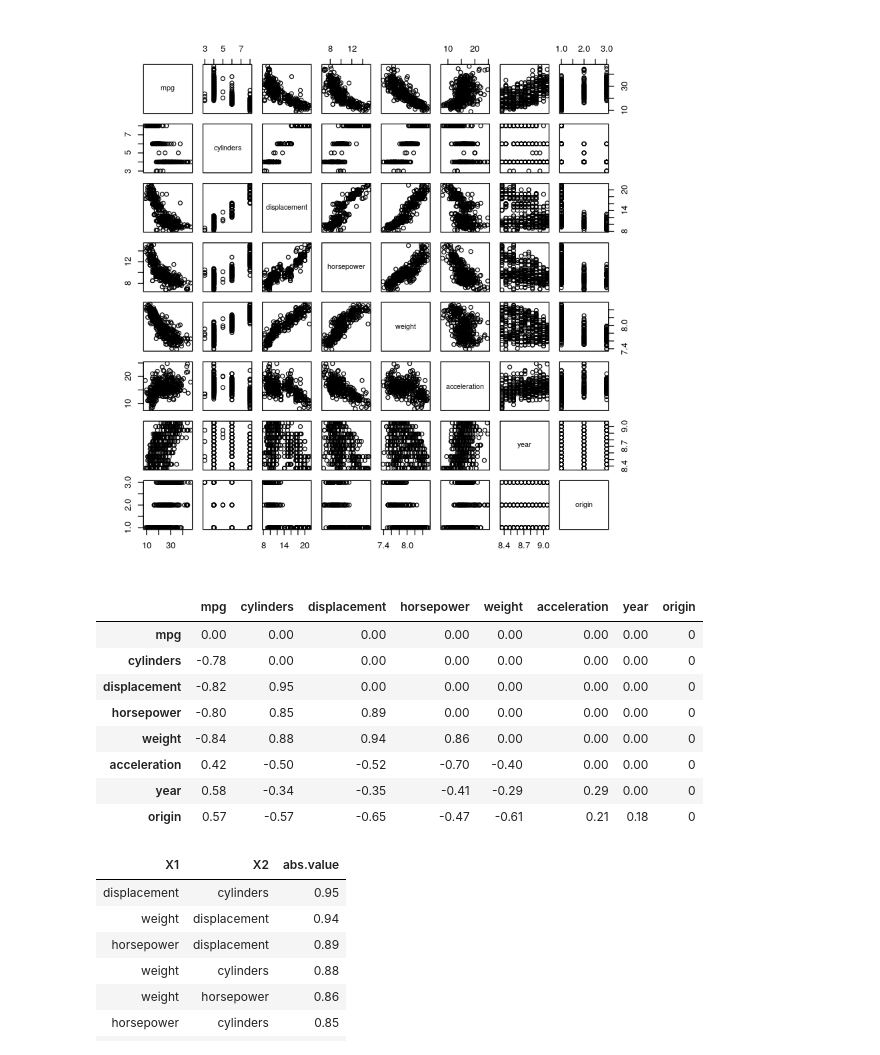
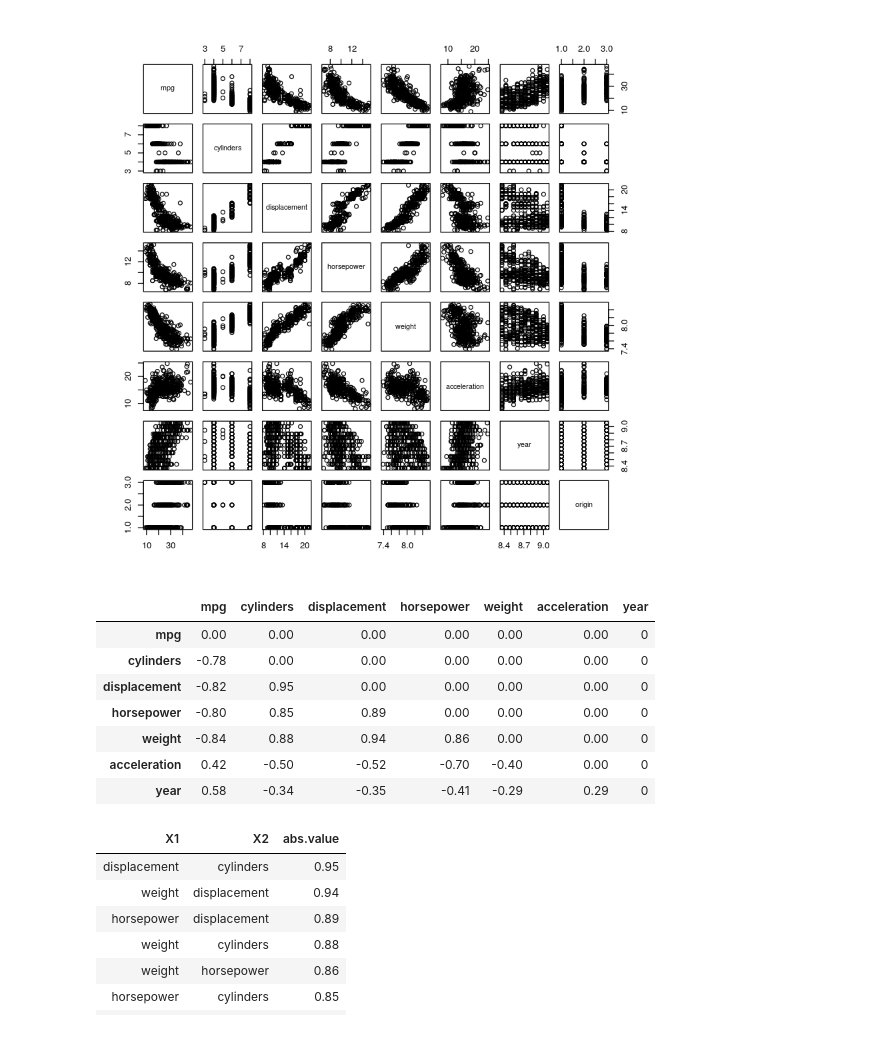
Before and after one commit to karthikeyan-ramachandran-git/data-science, a Jupyter notebook: auto/Auto - data analysis - R.ipynb, the cells around one changed output. Cells and saved outputs as stored; diff of their text form; code cells hidden in the pictures.

```diff
--- a/auto/Auto - data analysis - R.ipynb
+++ b/auto/Auto - data analysis - R.ipynb
@@ -51,6 +37,9 @@ The `Auto` dataset contains *392 observations* of *9 variables*.
 # %%
 # removing factors from name column
 df$name <- as.character(df$name)
+
+# set origin as factors
+df$origin <- factor(df$origin)
 # %%
 summary(df)
 # %% [output]
@@ -175,20 +164,19 @@ pairs(df.clean)
 # %% [output]
 [figure]
 # %%
-cor.df.clean <- round(cor(df.clean), 2)
+cor.df.clean <- round(cor(df.clean[,1:length(df.clean)-1]), 2)
 cor.df.clean[upper.tri(cor.df.clean, diag = TRUE)] <- 0
 
 cor.df.clean
 # %% [output]
-|  | mpg | cylinders | displacement | horsepower | weight | acceleration | year | origin |
-| mpg | 0.00 | 0.00 | 0.00 | 0.00 | 0.00 | 0.00 | 0.00 | 0 |
-| cylinders | -0.78 | 0.00 | 0.00 | 0.00 | 0.00 | 0.00 | 0.00 | 0 |
-| displacement | -0.82 | 0.95 | 0.00 | 0.00 | 0.00 | 0.00 | 0.00 | 0 |
-| horsepower | -0.80 | 0.85 | 0.89 | 0.00 | 0.00 | 0.00 | 0.00 | 0 |
-| weight | -0.84 | 0.88 | 0.94 | 0.86 | 0.00 | 0.00 | 0.00 | 0 |
-| acceleration | 0.42 | -0.50 | -0.52 | -0.70 | -0.40 | 0.00 | 0.00 | 0 |
-| year | 0.58 | -0.34 | -0.35 | -0.41 | -0.29 | 0.29 | 0.00 | 0 |
-| origin | 0.57 | -0.57 | -0.65 | -0.47 | -0.61 | 0.21 | 0.18 | 0 |
+|  | mpg | cylinders | displacement | horsepower | weight | acceleration | year |
+| mpg | 0.00 | 0.00 | 0.00 | 0.00 | 0.00 | 0.00 | 0 |
+| cylinders | -0.78 | 0.00 | 0.00 | 0.00 | 0.00 | 0.00 | 0 |
+| displacement | -0.82 | 0.95 | 0.00 | 0.00 | 0.00 | 0.00 | 0 |
+| horsepower | -0.80 | 0.85 | 0.89 | 0.00 | 0.00 | 0.00 | 0 |
+| weight | -0.84 | 0.88 | 0.94 | 0.86 | 0.00 | 0.00 | 0 |
+| acceleration | 0.42 | -0.50 | -0.52 | -0.70 | -0.40 | 0.00 | 0 |
+| year | 0.58 | -0.34 | -0.35 | -0.41 | -0.29 | 0.29 | 0 |
 # %%
 melt(cor.df.clean) %>%
     mutate(abs.value=abs(value)) %>%
```
Also changed, not shown: parts of 24 cells of this notebook.
